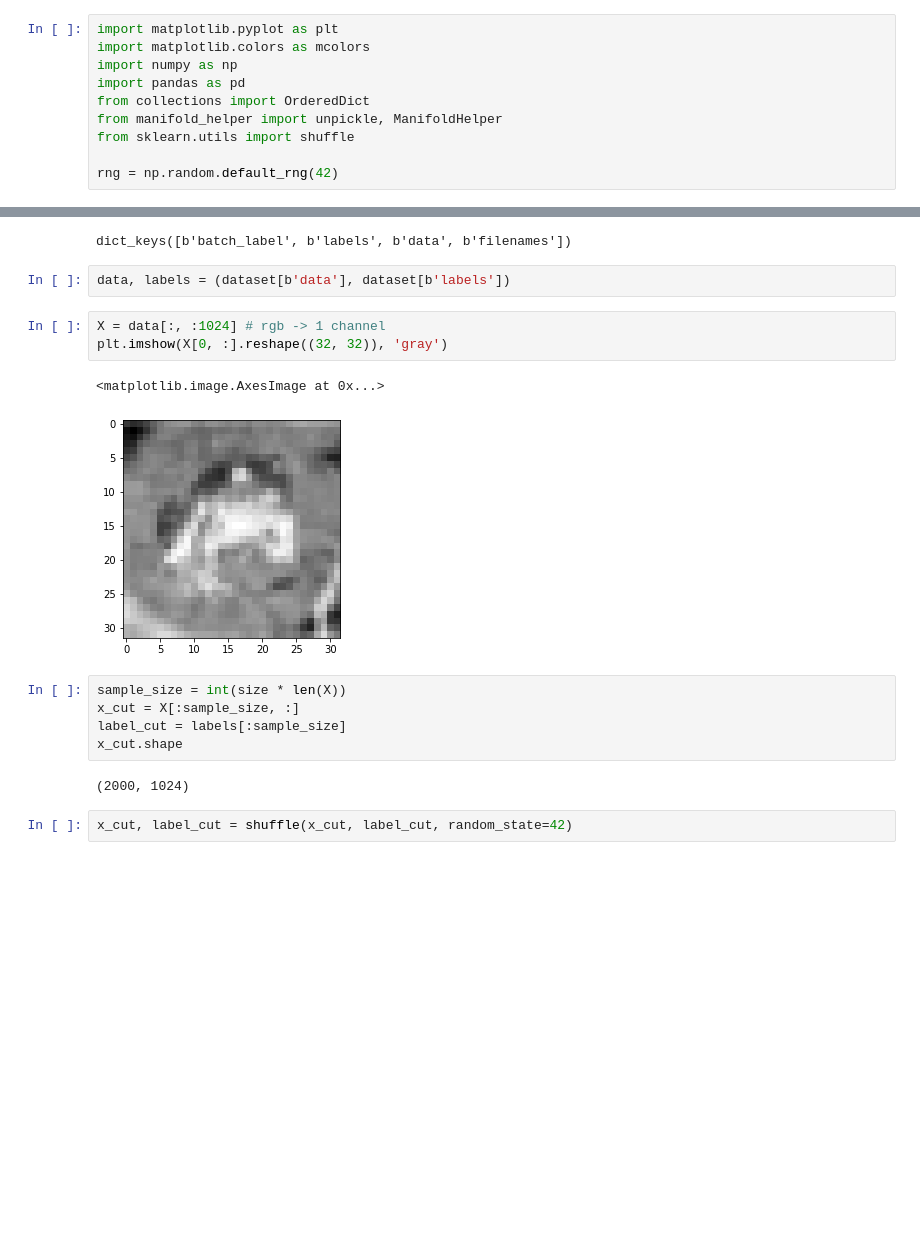
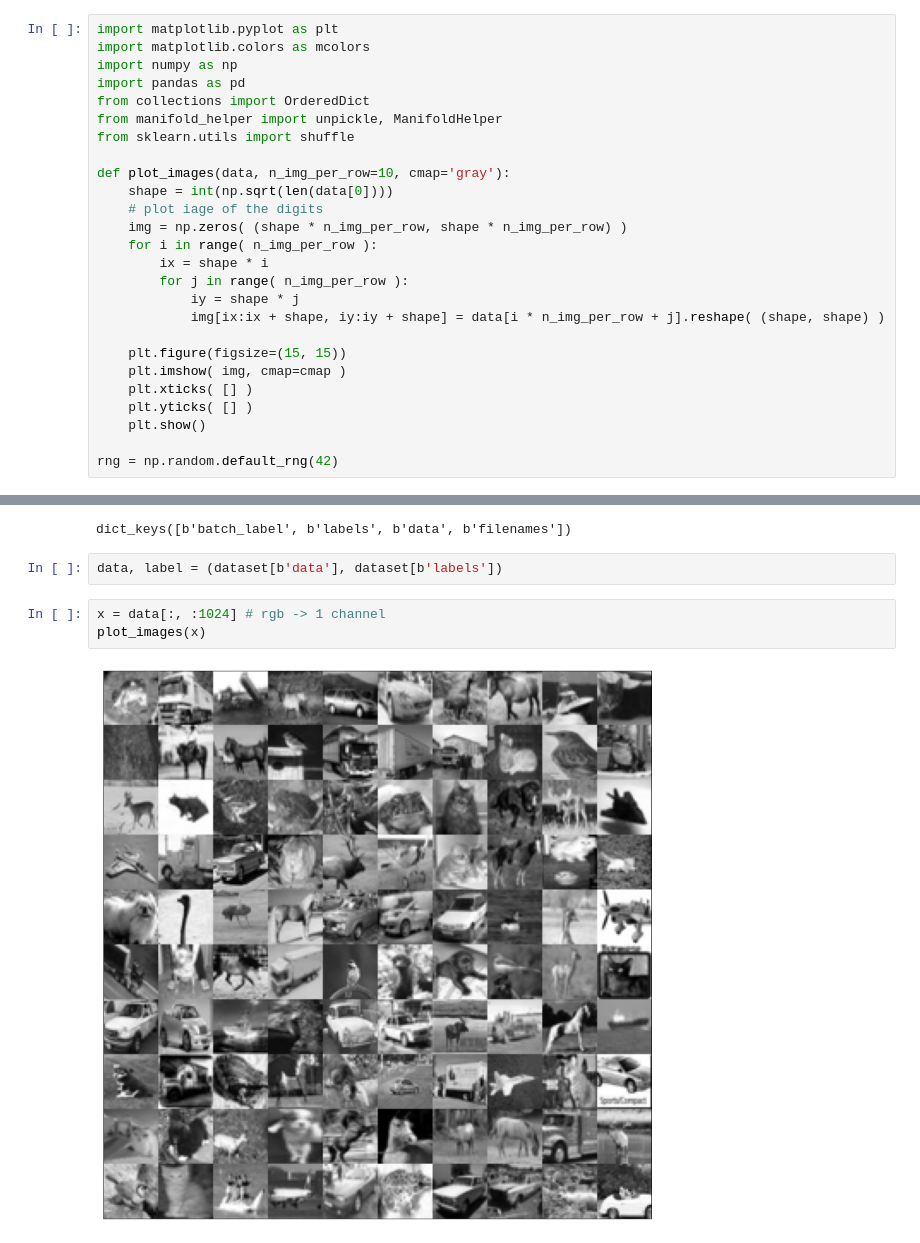
Before and after one commit to MarcoGrivol/Manifold-Learning, a Jupyter notebook: CIFAR-10.ipynb, the cells around one changed output, grey strips where cells are left out. Cells and saved outputs as stored; diff of their text form; blank space fills up the shorter version.

```diff
--- a/CIFAR-10.ipynb
+++ b/CIFAR-10.ipynb
@@ -7,4 +7,20 @@ from collections import OrderedDict
 from manifold_helper import unpickle, ManifoldHelper
 from sklearn.utils import shuffle
 
+def plot_images(data, n_img_per_row=10, cmap='gray'):
+    shape = int(np.sqrt(len(data[0])))
+    # plot iage of the digits
+    img = np.zeros( (shape * n_img_per_row, shape * n_img_per_row) )
+    for i in range( n_img_per_row ):
+        ix = shape * i
+        for j in range( n_img_per_row ):
+            iy = shape * j
+            img[ix:ix + shape, iy:iy + shape] = data[i * n_img_per_row + j].reshape( (shape, shape) )
+
+    plt.figure(figsize=(15, 15))
+    plt.imshow( img, cmap=cmap )
+    plt.xticks( [] )
+    plt.yticks( [] )
+    plt.show()
+
 rng = np.random.default_rng(42)
@@ -16,19 +36,9 @@ dataset.keys()
 # %% [output]
 dict_keys([b'batch_label', b'labels', b'data', b'filenames'])
 # %%
-data, labels = (dataset[b'data'], dataset[b'labels'])
+data, label = (dataset[b'data'], dataset[b'labels'])
 # %%
-X = data[:, :1024] # rgb -> 1 channel
-plt.imshow(X[0, :].reshape((32, 32)), 'gray')
+x = data[:, :1024] # rgb -> 1 channel
+plot_images(x)
 # %% [output]
-<matplotlib.image.AxesImage at 0x...>
-[figure, old version]
+[figure, new version]
-# %%
-sample_size = int(size * len(X))
-x_cut = X[:sample_size, :]
-label_cut = labels[:sample_size]
-x_cut.shape
-# %% [output]
-(2000, 1024)
-# %%
-x_cut, label_cut = shuffle(x_cut, label_cut, random_state=42)
```
Also changed, not shown: parts of 14 cells of this notebook, 23 other files.
